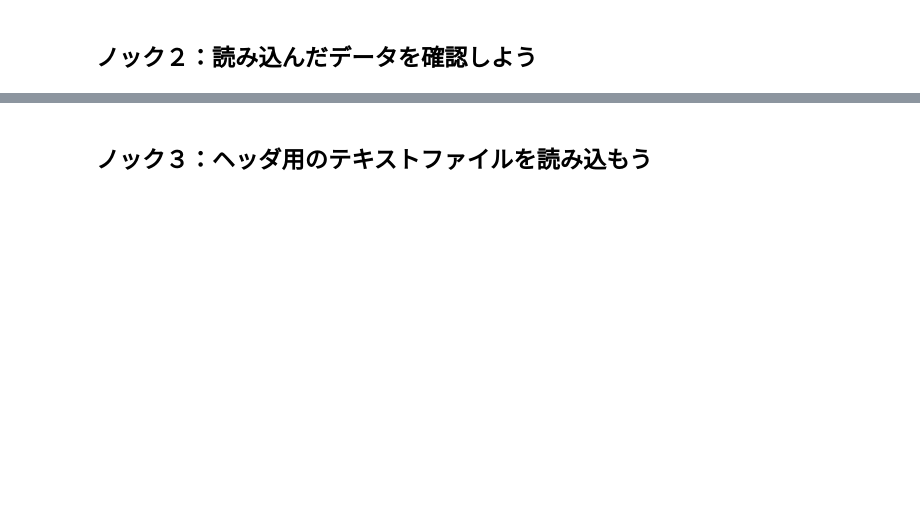
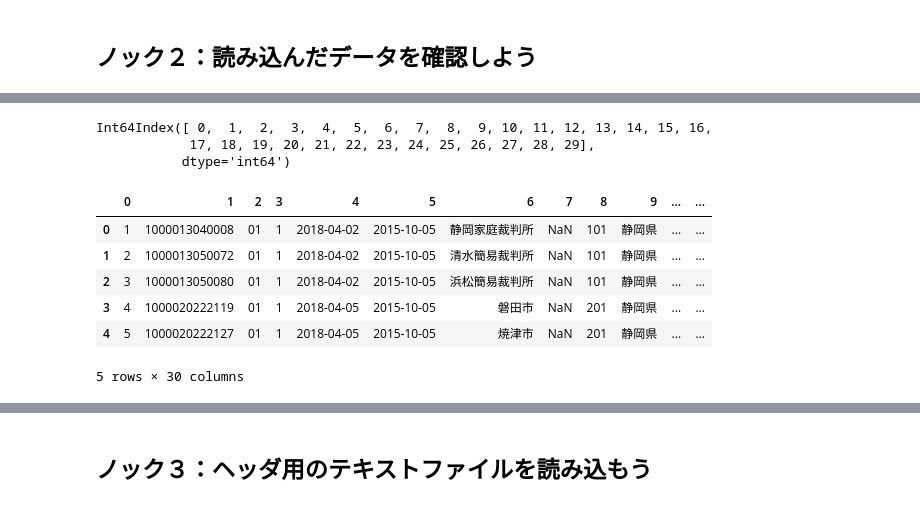
Before and after one commit to BP-Test/01_python_100knock_visualization, a Jupyter notebook: chapter-1/src/1章.ipynb, the cells around one changed output, grey strips where cells are left out. Drawn from its saved outputs; the diff is of its cells as text; code cells hidden in the pictures; blank space fills up the shorter version.

```diff
--- a/chapter-1/src/1章.ipynb
+++ b/chapter-1/src/1章.ipynb
@@ -17,0 +92,17 @@ os.chdir(f'/content/drive/MyDrive/{project}/chapter-{chapter}/')
+# %%
+data.columns
+# %% [output]
+Int64Index([ 0,  1,  2,  3,  4,  5,  6,  7,  8,  9, 10, 11, 12, 13, 14, 15, 16,
+            17, 18, 19, 20, 21, 22, 23, 24, 25, 26, 27, 28, 29],
+           dtype='int64')
+# %%
+data = pd.read_csv('data/22_shizuoka_all_20210331.csv',encoding='shift-jis', header=None, dtype='object')
+data.head()
+# %% [output]
+|  | 0 | 1 | 2 | 3 | 4 | 5 | 6 | 7 | 8 | 9 | ... | ... |
+| 0 | 1 | 1000013040008 | 01 | 1 | 2018-04-02 | 2015-10-05 | 静岡家庭裁判所 | NaN | 101 | 静岡県 | ... | ... |
+| 1 | 2 | 1000013050072 | 01 | 1 | 2018-04-02 | 2015-10-05 | 清水簡易裁判所 | NaN | 101 | 静岡県 | ... | ... |
+| 2 | 3 | 1000013050080 | 01 | 1 | 2018-04-02 | 2015-10-05 | 浜松簡易裁判所 | NaN | 101 | 静岡県 | ... | ... |
+| 3 | 4 | 1000020222119 | 01 | 1 | 2018-04-05 | 2015-10-05 | 磐田市 | NaN | 201 | 静岡県 | ... | ... |
+| 4 | 5 | 1000020222127 | 01 | 1 | 2018-04-05 | 2015-10-05 | 焼津市 | NaN | 201 | 静岡県 | ... | ... |
+5 rows × 30 columns
```
Also changed, not shown: parts of 20 cells of this notebook.
